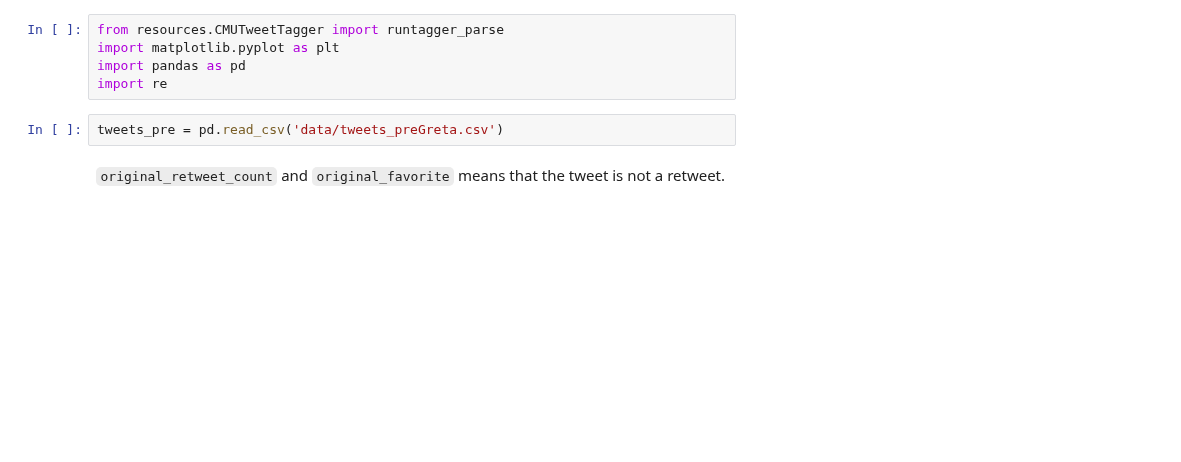
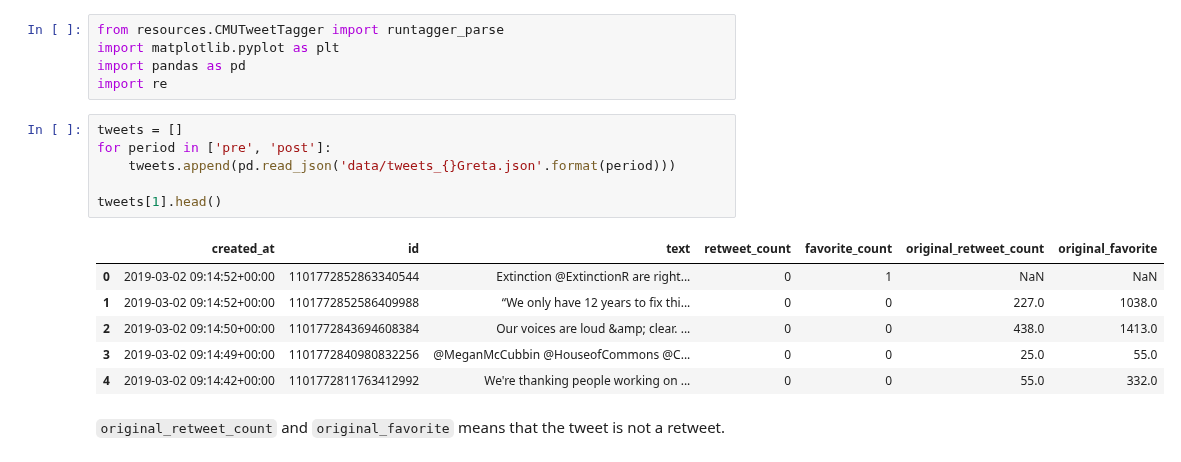
Before and after one commit to Mmiglio/ClimateAction, a Jupyter notebook: tagWords.ipynb, the cells around one changed output. Drawn from its saved outputs; the diff is of its cells as text; blank space fills up the shorter version.

Commit message:
Read json

```diff
--- a/tagWords.ipynb
+++ b/tagWords.ipynb
@@ -3,7 +3,18 @@ from resources.CMUTweetTagger import runtagger_parse
 import matplotlib.pyplot as plt
 import pandas as pd
 import re
-# %%
-tweets_pre = pd.read_csv('data/tweets_preGreta.csv')
+# %%
+tweets = []
+for period in ['pre', 'post']:
+    tweets.append(pd.read_json('data/tweets_{}Greta.json'.format(period)))
+
+tweets[1].head()
+# %% [output]
+|  | created_at | id | text | retweet_count | favorite_count | original_retweet_count | original_favorite |
+| 0 | 2019-03-02 09:14:52+00:00 | 1101772852863340544 | Extinction @ExtinctionR are right... | 0 | 1 | NaN | NaN |
+| 1 | 2019-03-02 09:14:52+00:00 | 1101772852586409988 | “We only have 12 years to fix thi... | 0 | 0 | 227.0 | 1038.0 |
+| 2 | 2019-03-02 09:14:50+00:00 | 1101772843694608384 | Our voices are loud &amp; clear. ... | 0 | 0 | 438.0 | 1413.0 |
+| 3 | 2019-03-02 09:14:49+00:00 | 1101772840980832256 | @MeganMcCubbin @HouseofCommons @C... | 0 | 0 | 25.0 | 55.0 |
+| 4 | 2019-03-02 09:14:42+00:00 | 1101772811763412992 | We're thanking people working on ... | 0 | 0 | 55.0 | 332.0 |
 # %% [markdown]
 `original_retweet_count` and `original_favorite` means that the tweet is not a retweet.
```
Also changed, not shown: parts of 7 cells of this notebook.
